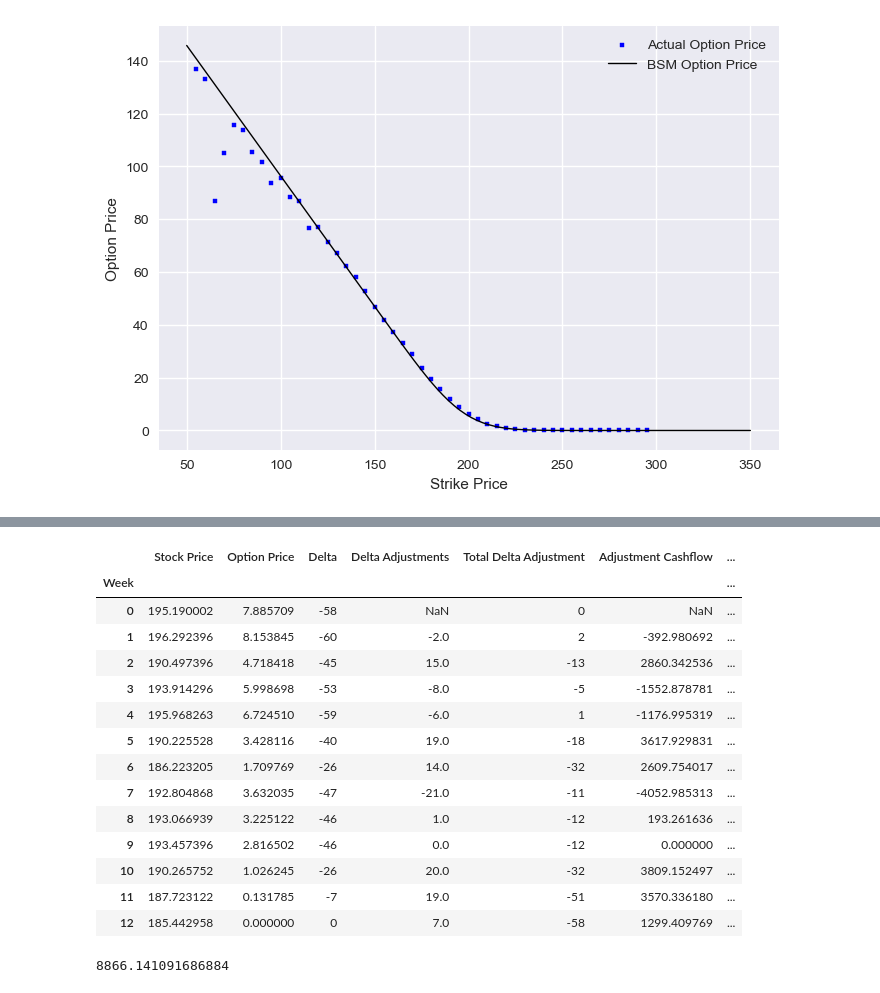
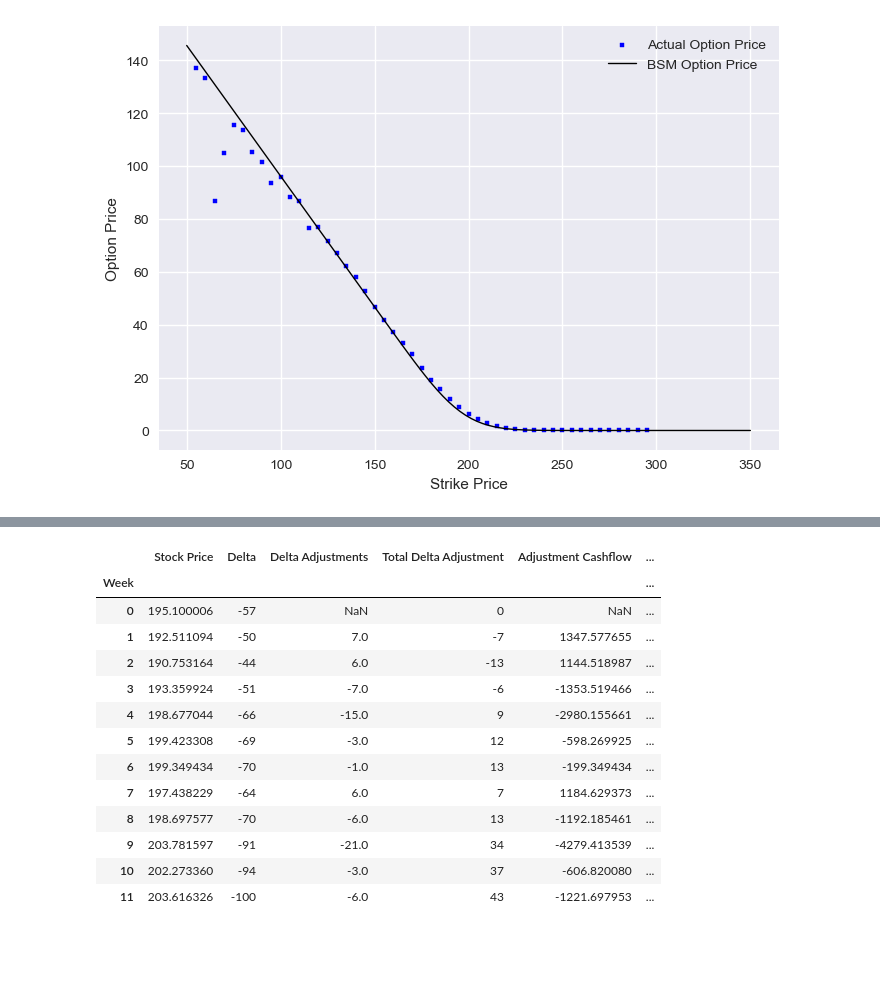
Before and after one commit to mikeal888/Hedging_API, a Jupyter notebook: delta_hedging.ipynb, the cells around one changed output, grey strips where cells are left out. Drawn from its saved outputs; the diff is of its cells as text; code cells hidden in the pictures; blank space fills up the shorter version.

Commit message:
finished delta hedging notebook

```diff
--- a/delta_hedging.ipynb
+++ b/delta_hedging.ipynb
@@ -36,7 +36,9 @@ S0 = data['Close'].values[-1]
 data['log_close'] = np.log(data['Close']/S0)
 
 # Get interest rate
-r = get_repo_rate(end_date-dt.timedelta(days=7), end_date).values[0,0]/(252*100)
+r = get_repo_rate(end_date-dt.timedelta(days=7), end_date).values[0,0]/(100)
+
+print(r)
 
 # Get some rough estimates of mu and sigma
 mu, sigma = estimate_coeffs(data['log_close'], len(data['log_close']), 1)
@@ -74,11 +77,19 @@ We will use the Black-Scholes formula to calculate the price of the option.  We
 Recall that a call gives us, the owner the right but not the obligation to purchase the stock at a given price, the strike price, at a given time, the maturity.  The price we pay for this right is the premium.
 # %%
 # get expirey date within tau days of yesterday
+trading_days = 252
 tau = 77
-tau_trading = 60
+tau_trading = 55
 dtau = 5
+
+# interest rate per day
+r_t = r/trading_days
+
 expiry_date = (dt.datetime.today() + dt.timedelta(days=tau)).date()
 
 # load in the options data
 options = pd.read_csv('./data/options.csv', index_col=0)
+
+
+S0
 # %% [output]
@@ -103,6 +97,6 @@ options = pd.read_csv('./data/options.csv', index_col=0)
 # %%
 # get the option that is the closest to the money
-idx = np.abs(options.index - S0).argmin()
+idx = np.abs(options.index - 180).argmin()
 option = options.iloc[idx]
 
 # We now purchase the option, which controls 100 shares so the price is
@@ -112,7 +106,7 @@ C0 = option['lastPrice']
 K = option.name
 
 # we will assume the volatility is the same as the last realised volatility
-vol = data['volatility'].values[-1]/(100/55**0.5)
+vol = data['volatility'].values[-1]/(100/tau_trading**0.5)
 # %%
 # We will now compare the BSM to the actual options price
 K_vals = np.linspace(50, 350, 100)
@@ -175,37 +253,28 @@ array([0.])
 # %%
 # create a dataframe to store the data with index name as week
-df = pd.DataFrame(index=np.arange(len(t)), columns=['Stock Price', 'Option Price', 'Delta'])
+df = pd.DataFrame(index=np.arange(len(t)), columns=['Stock Price', 'Delta'])
 df.index.name = 'Week'
 df['Stock Price'] = St[0]
-df['Option Price'] = Ct[0]
-df['Delta'] =- deltat[0]
+df['Delta'] = - deltat[0]
 df['Delta Adjustments'] = df['Delta'].diff()
 df['Total Delta Adjustment'] = df.loc[0, 'Delta'] - df['Delta']
-df['Adjustment Cashflow'] = df['Delta Adjustments']*df['Stock Price']*dr
-df['Interest on Cash'] = df['Adjustment Cashflow']*(dr-1)
-df['Net Position'] = df['Delta'] * df['Stock Price']  + 100*df.loc[0, 'Option Price']
+df['Adjustment Cashflow'] = df['Delta Adjustments']*df['Stock Price']
+df['Interest on Adjustment'] = df['Adjustment Cashflow']*(dr-1)
 
+# Print the dataframe
 df
 # %% [output]
-|  | Stock Price | Option Price | Delta | Delta Adjustments | Total Delta Adjustment | Adjustment Cashflow | ... |
-| Week |  |  |  |  |  |  | ... |
-| 0 | 195.190002 | 7.885709 | -58 | NaN | 0 | NaN | ... |
-| 1 | 196.292396 | 8.153845 | -60 | -2.0 | 2 | -392.980692 | ... |
-| 2 | 190.497396 | 4.718418 | -45 | 15.0 | -13 | 2860.342536 | ... |
-| 3 | 193.914296 | 5.998698 | -53 | -8.0 | -5 | -1552.878781 | ... |
-| 4 | 195.968263 | 6.724510 | -59 | -6.0 | 1 | -1176.995319 | ... |
-| 5 | 190.225528 | 3.428116 | -40 | 19.0 | -18 | 3617.929831 | ... |
-| 6 | 186.223205 | 1.709769 | -26 | 14.0 | -32 | 2609.754017 | ... |
-| 7 | 192.804868 | 3.632035 | -47 | -21.0 | -11 | -4052.985313 | ... |
-| 8 | 193.066939 | 3.225122 | -46 | 1.0 | -12 | 193.261636 | ... |
-| 9 | 193.457396 | 2.816502 | -46 | 0.0 | -12 | 0.000000 | ... |
-| 10 | 190.265752 | 1.026245 | -26 | 20.0 | -32 | 3809.152497 | ... |
-| 11 | 187.723122 | 0.131785 | -7 | 19.0 | -51 | 3570.336180 | ... |
-| 12 | 185.442958 | 0.000000 | 0 | 7.0 | -58 | 1299.409769 | ... |
+|  | Stock Price | Delta | Delta Adjustments | Total Delta Adjustment | Adjustment Cashflow | ... |
+| Week |  |  |  |  |  | ... |
+| 0 | 195.100006 | -57 | NaN | 0 | NaN | ... |
+| 1 | 192.511094 | -50 | 7.0 | -7 | 1347.577655 | ... |
+| 2 | 190.753164 | -44 | 6.0 | -13 | 1144.518987 | ... |
+| 3 | 193.359924 | -51 | -7.0 | -6 | -1353.519466 | ... |
+| 4 | 198.677044 | -66 | -15.0 | 9 | -2980.155661 | ... |
+| 5 | 199.423308 | -69 | -3.0 | 12 | -598.269925 | ... |
+| 6 | 199.349434 | -70 | -1.0 | 13 | -199.349434 | ... |
+| 7 | 197.438229 | -64 | 6.0 | 7 | 1184.629373 | ... |
+| 8 | 198.697577 | -70 | -6.0 | 13 | -1192.185461 | ... |
+| 9 | 203.781597 | -91 | -21.0 | 34 | -4279.413539 | ... |
+| 10 | 202.273360 | -94 | -3.0 | 37 | -606.820080 | ... |
+| 11 | 203.616326 | -100 | -6.0 | 43 | -1221.697953 | ... |
-# %%
-OrigPNL = 100*(X0 - np.maximum(St[0,-1]-K,0))
-carry_int_options = (np.exp(r*tau_trading) - 1)*C0*100
-
-df['Adjustment Cashflow'].sum()
-# %% [output]
-8866.141091686884
```
Also changed, not shown: parts of 15 cells of this notebook.
